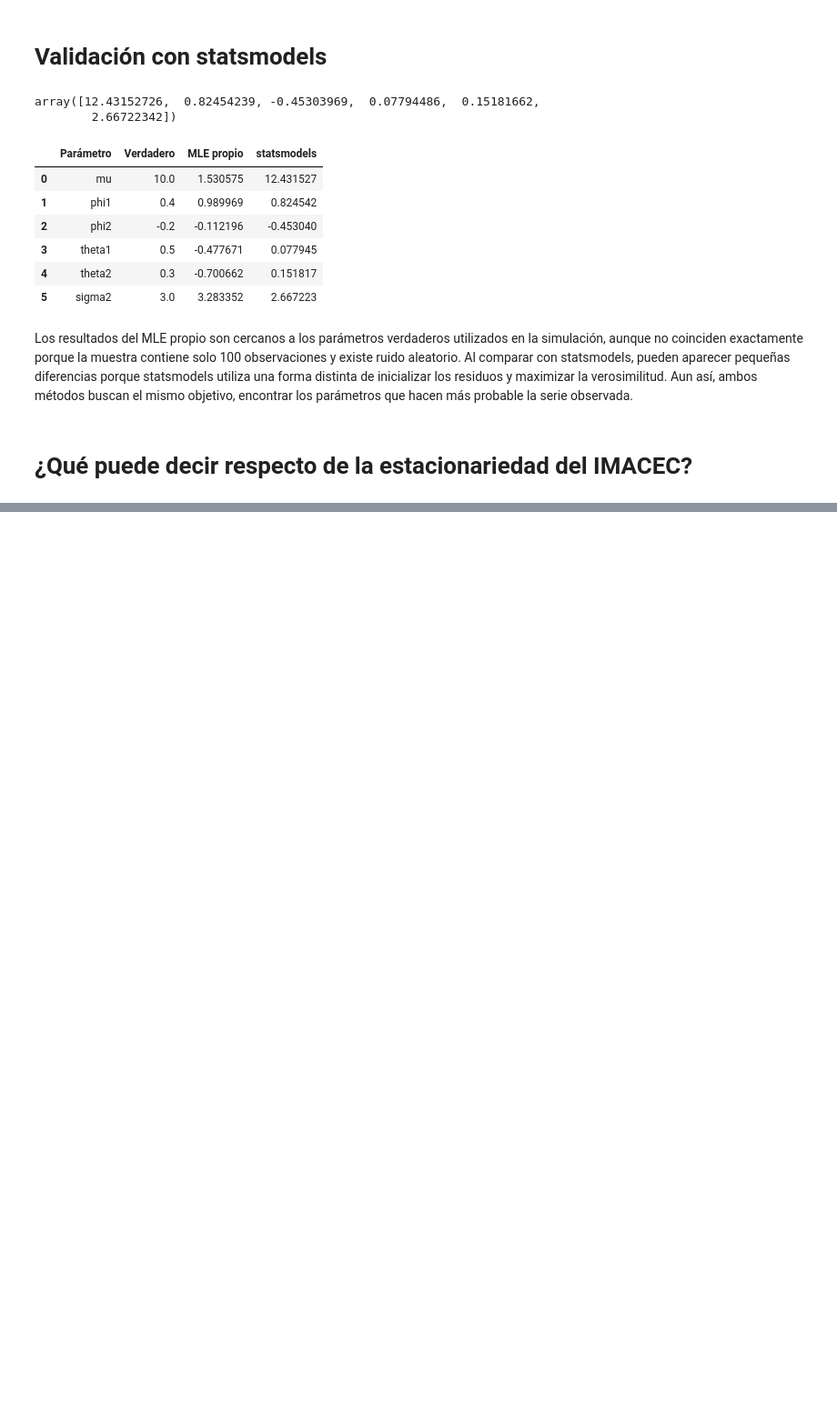
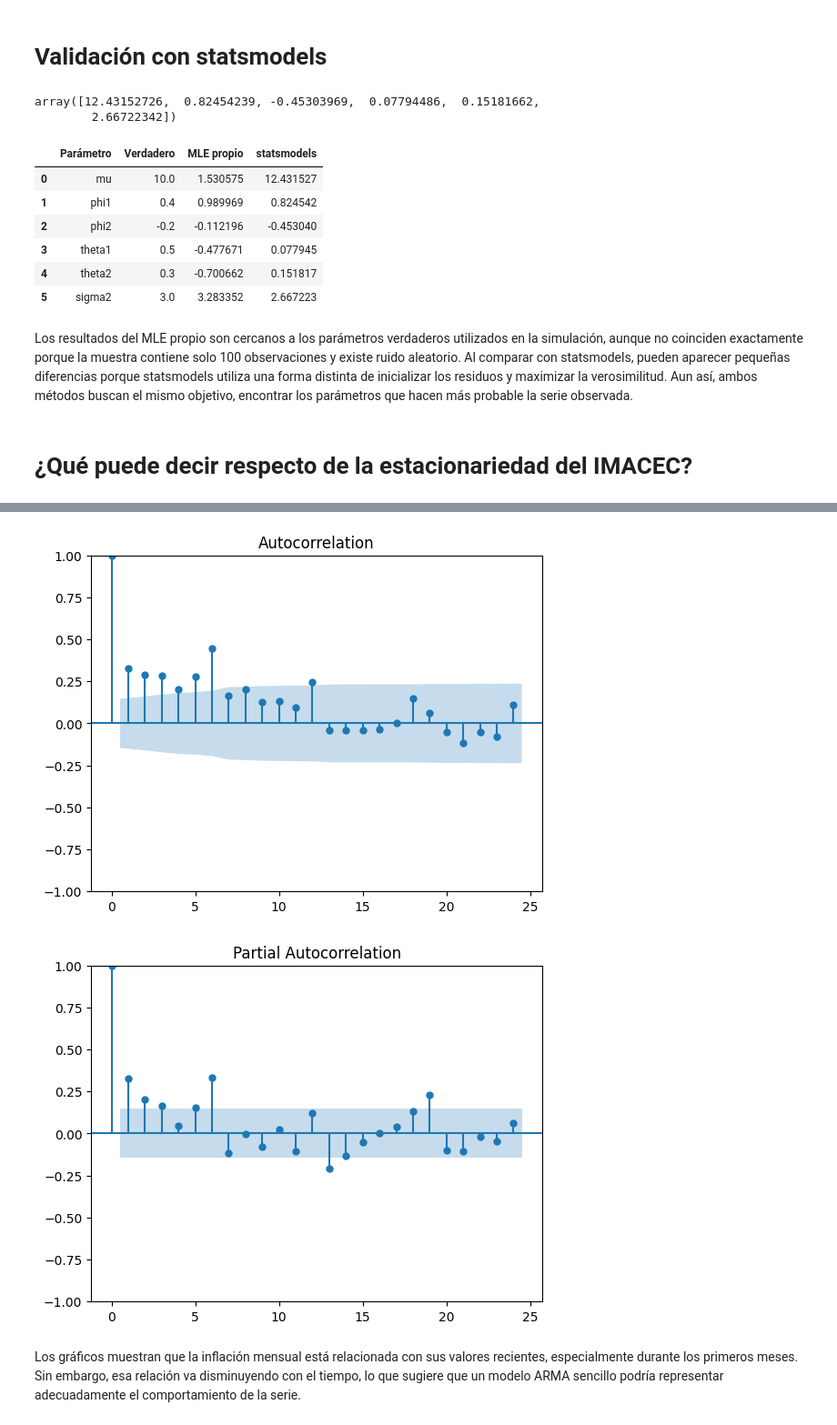
Before and after one commit to Antoniacifuentes/ds_finance_cifuentes, a Jupyter notebook: notebooks/hw4.ipynb, the cells around one changed output, grey strips where cells are left out. Shown at 91% size. Cells and saved outputs as stored; diff of their text form; code cells hidden in the pictures; blank space fills up the shorter version.

```diff
--- a/notebooks/hw4.ipynb
+++ b/notebooks/hw4.ipynb
@@ -422,0 +517,13 @@ import bcchapi
+# %%
+from statsmodels.graphics.tsaplots import plot_acf, plot_pacf
+
+plot_acf(ipc, lags=24)
+plt.show()
+
+plot_pacf(ipc, lags=24)
+plt.show()
+# %% [output]
+[figure, added]
+[figure, added]
+# %% [markdown]
+Los gráficos muestran que la inflación mensual está relacionada con sus valores recientes, especialmente durante los primeros meses. Sin embargo, esa relación va disminuyendo con el tiempo, lo que sugiere que un modelo ARMA sencillo podría representar adecuadamente el comportamiento de la serie.
```
Also changed, not shown: parts of 50 cells of this notebook.
